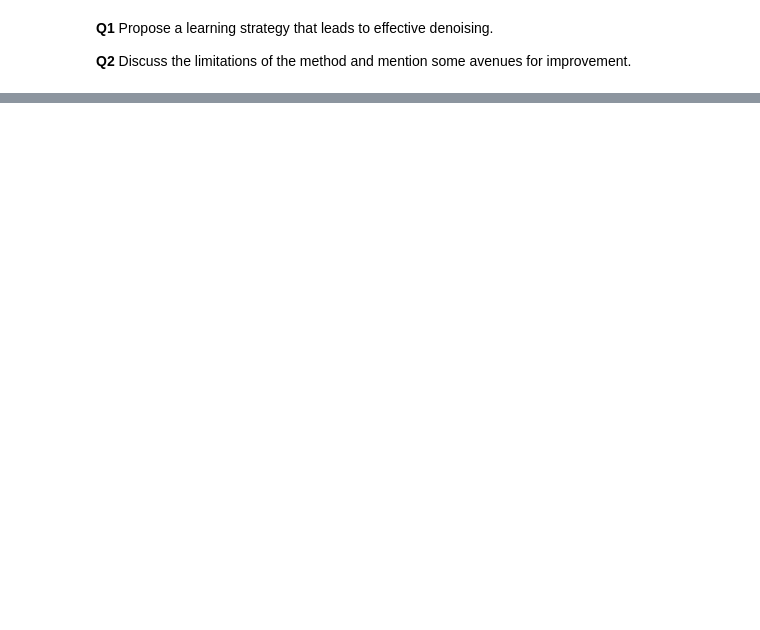
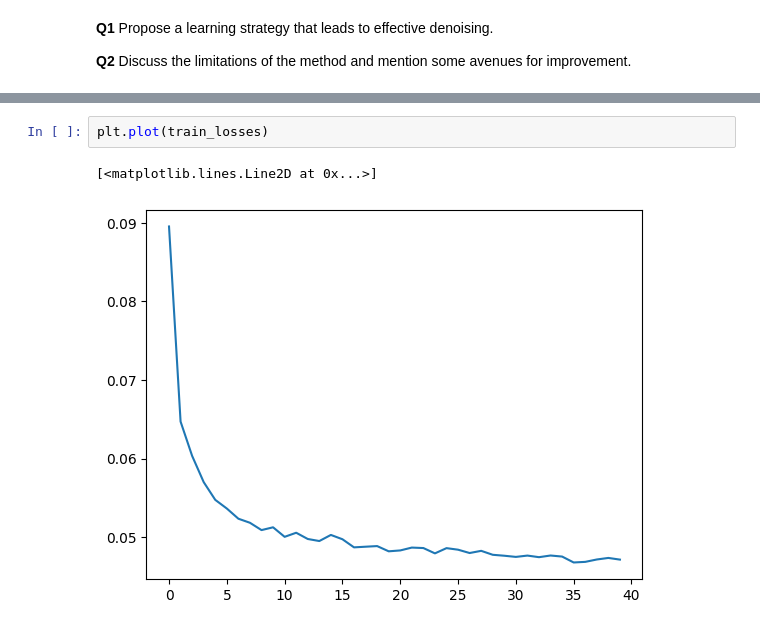
Before and after one commit to jramassa/ml-student, a Jupyter notebook: TP3/TP3_part2.ipynb, the cells around one changed output, grey strips where cells are left out. Drawn from its saved outputs; the diff is of its cells as text; blank space fills up the shorter version.

```diff
--- a/TP3/TP3_part2.ipynb
+++ b/TP3/TP3_part2.ipynb
@@ -192,0 +295,5 @@ voir_batch2D(noise, 6, fig2, k=0, min_scale=0,max_scale=1)
+# %%
+plt.plot(train_losses)
+# %% [output]
+[<matplotlib.lines.Line2D at 0x...>]
+[figure, added]
```
Also changed, not shown: parts of 11 cells of this notebook.
